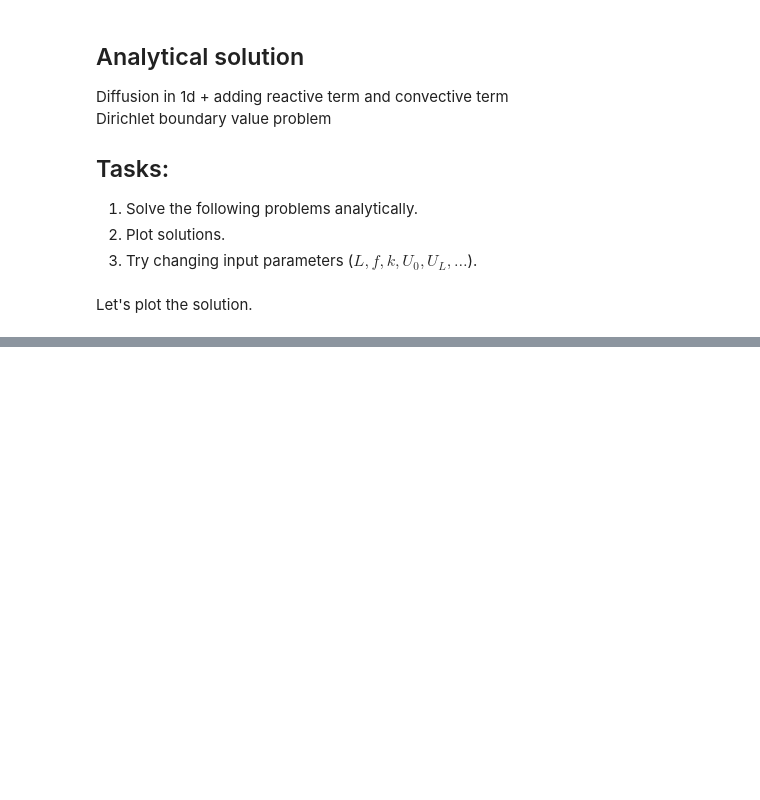
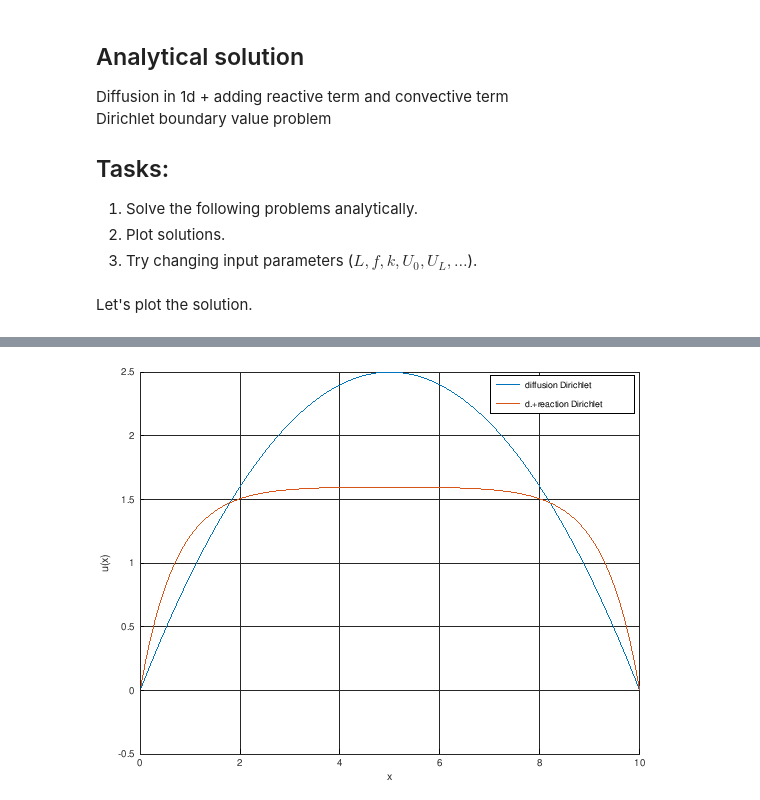
Before and after one commit to dom0015/FEM_Octave, a Jupyter notebook: solutions/Exercise02a_eng_analytical_Dirichlet.ipynb, the cells around one changed output, grey strips where cells are left out. Drawn from its saved outputs; the diff is of its cells as text; code cells hidden in the pictures; blank space fills up the shorter version.

```diff
--- a/solutions/Exercise02a_eng_analytical_Dirichlet.ipynb
+++ b/solutions/Exercise02a_eng_analytical_Dirichlet.ipynb
@@ -40,20 +45,23 @@ error: called from
 # %%
 %% Diffusion with Dirichlet boundary conditions + reaction
 %   -k*u''(x)+k0*u(x)=g     in (0,L)
 %                u(0)=U0
 %                u(L)=UL
 k0=2;       % EXAMINE EFFECT OF CHANGING THIS CONSTANT
 Uhat=1.5;   % EXAMINE EFFECT OF CHANGING THIS CONSTANT
 g=f+k0*Uhat;
 % analytical solution:
 K=sqrt(k0/k);
 gk=g/k0;
 C1=(UL-(U0-gk)*exp(K*L)-gk)/(exp(-K*L)-exp(K*L));
 C2=U0-C1-g/k0;
 u=@(x)C1*exp(-K*x)+C2*exp(K*x)+g/k0;
-plot(x,u(x))   % plot of the analytical solution
+
+solution_items{end+1}=u;
 legend_items{end+1}='d.+reaction Dirichlet'; % append legend
-legend(legend_items); % update legend
+plot_solutions(x,solution_items,legend_items)
+# %% [output]
+[figure, added]
 # %%
 %% Diffusion with Dirichlet boundary conditions + convection
 %   -k*u''(x)+D*u'(x)=f     in (0,L)
```
Also changed, not shown: parts of 7 cells of this notebook, 3 other files.
